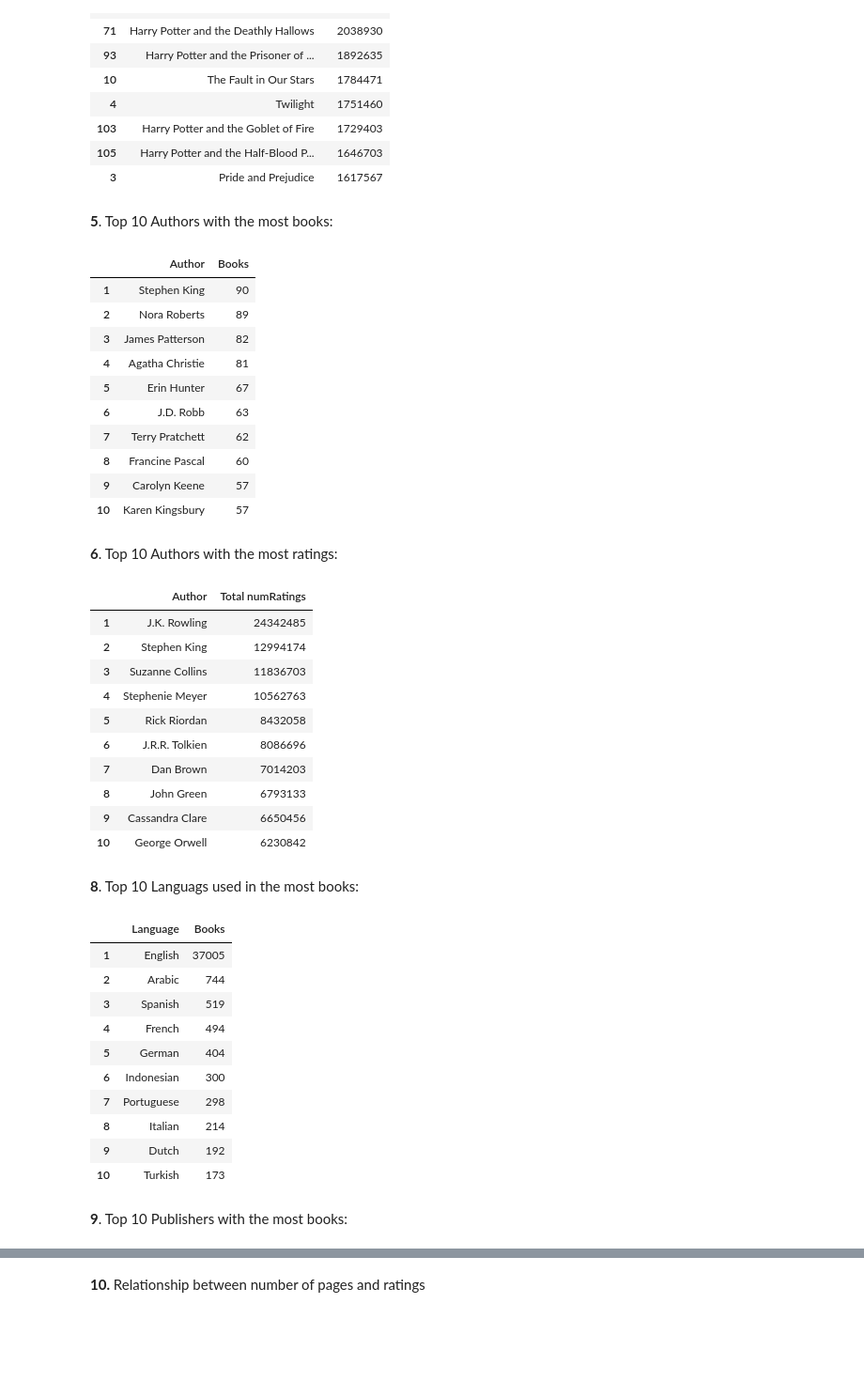
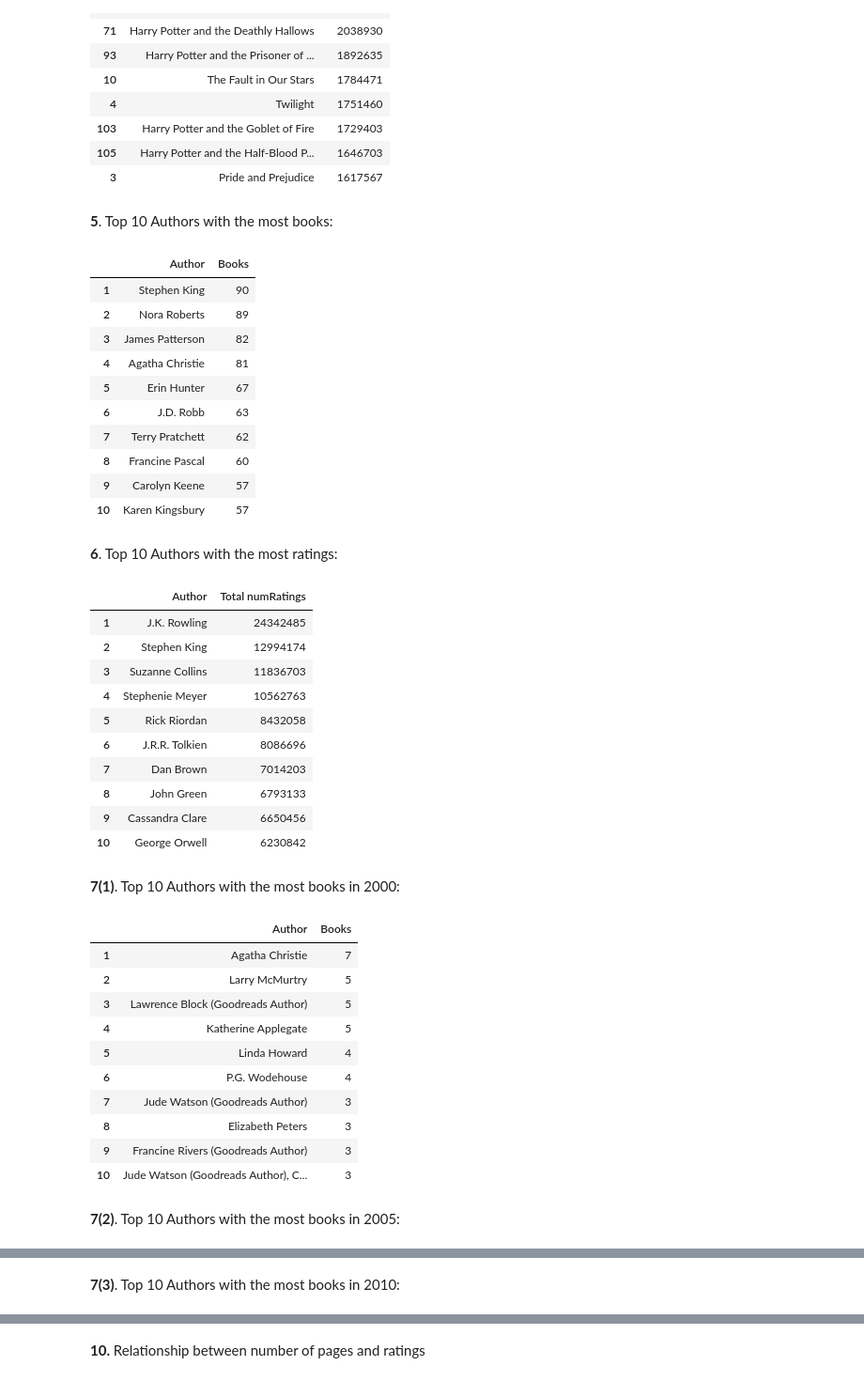
Before and after one commit to pspanoudakis/Data-Mining-Techniques-Projects, a Jupyter notebook: project2/GoodreadsBooks.ipynb, the cells around one changed output, grey strips where cells are left out. Shown at 94% size. Drawn from its saved outputs; the diff is of its cells as text; code cells hidden in the pictures; blank space fills up the shorter version.

Commit message:
Generator bug fixes

```diff
--- a/project2/GoodreadsBooks.ipynb
+++ b/project2/GoodreadsBooks.ipynb
@@ -366,7 +369,8 @@ class AnswerGenerator(ABC, Generic[QT]):
         """
 
         for q in self.questions:
-            answer = self.createDataFrameAnswer(q, df)
+            filteredDf = q['dataFilter'](df) if q['dataFilter'] else df
+            answer = self.createDataFrameAnswer(q, filteredDf)
             limit = q['limit'] if q['limit'] else answer.shape[0]
 
             printMd(f'**{q["qnum"]}**. {q["qtitle"]}:')
@@ -521,7 +522,7 @@ questions: List[TopColumnValuesQuestion] = [
         'col': DataColumn.AUTHOR,
         'countCol': TopColumnValuesAnswerGenerator.NO_COUNT_COLUMN,
         'limit': 10,
-        'dataFilter': lambda df: df[df[DataColumn.RATINGSTAR5] > 10000],
+        'dataFilter': None,
         'extractor': lambda s: re.split(r'[,(]', s, maxsplit=1)[0].strip(),
         'counter' : None,
         'useExtracted': False
@@ -539,7 +540,7 @@ questions: List[TopColumnValuesQuestion] = [
     },
     {
         'qnum': '8',
-        'qtitle': 'Top 10 Languags used in the most books',
+        'qtitle': 'Top 10 Languages used in the most books',
         'col': DataColumn.LANGUAGE,
         'countCol': TopColumnValuesAnswerGenerator.NO_COUNT_COLUMN,
         'limit': 10,
@@ -560,54 +561,59 @@ questions: List[TopColumnValuesQuestion] = [
         'useExtracted': False
     }
 ]
-# for i, y in enumerate(range(2005, 2016, 5)):
-#     questions.append({
-#         'qnum': f'7({i + 1})',
-#         'qtitle': 'Top 10 Authors with the most books per year',
-#         'col': DataColumn.AUTHOR,
-#         'countCol': DataColumn.TITLE,
-#         'limit': 10,
-#         'dataFilter': lambda df: df[df[DataColumn.PUBLISHYEAR] == y],
-#         'extractor': None,
-#         'useExtracted': True
-#     })
+
+def buildYearFilter(y: int) -> Callable[[pd.DataFrame], pd.DataFrame]:
+    return lambda df: df[df[DataColumn.PUBLISHYEAR] == y]
+
+for i, y in enumerate(range(2000, 2016, 5)):
+    questions.append({
+        'qnum': f'7({i + 1})',
+        'qtitle': f'Top 10 Authors with the most books in {y}',
+        'col': DataColumn.AUTHOR,
+        'countCol': TopColumnValuesAnswerGenerator.NO_COUNT_COLUMN,
+        'limit': 10,
+        'dataFilter': buildYearFilter(y),
+        'extractor': None,
+        'counter' : None,
+        'useExtracted': False
+    })
 questions = sorted(questions, key=lambda q: q['qnum'])
 TopColumnValuesAnswerGenerator().registerQuestions(questions).generateAnswers(dataDf)
 # %% [output]
 **5**. Top 10 Authors with the most books:
 |  | Author | Books |
 | 1 | Stephen King | 90 |
 | 2 | Nora Roberts | 89 |
 | 3 | James Patterson | 82 |
 | 4 | Agatha Christie | 81 |
 | 5 | Erin Hunter | 67 |
 | 6 | J.D. Robb | 63 |
 | 7 | Terry Pratchett | 62 |
 | 8 | Francine Pascal | 60 |
 | 9 | Carolyn Keene | 57 |
 | 10 | Karen Kingsbury | 57 |
 **6**. Top 10 Authors with the most ratings:
 |  | Author | Total numRatings |
 | 1 | J.K. Rowling | 24342485 |
 | 2 | Stephen King | 12994174 |
 | 3 | Suzanne Collins | 11836703 |
 | 4 | Stephenie Meyer | 10562763 |
 | 5 | Rick Riordan | 8432058 |
 | 6 | J.R.R. Tolkien | 8086696 |
 | 7 | Dan Brown | 7014203 |
 | 8 | John Green | 6793133 |
 | 9 | Cassandra Clare | 6650456 |
 | 10 | George Orwell | 6230842 |
-**8**. Top 10 Languags used in the most books:
+**7(1)**. Top 10 Authors with the most books in 2000:
-|  | Language | Books |
-| 1 | English | 37005 |
-| 2 | Arabic | 744 |
-| 3 | Spanish | 519 |
-| 4 | French | 494 |
-| 5 | German | 404 |
-| 6 | Indonesian | 300 |
-| 7 | Portuguese | 298 |
-| 8 | Italian | 214 |
-| 9 | Dutch | 192 |
-| 10 | Turkish | 173 |
+|  | Author | Books |
+| 1 | Agatha Christie | 7 |
+| 2 | Larry McMurtry | 5 |
+| 3 | Lawrence Block (Goodreads Author) | 5 |
+| 4 | Katherine Applegate | 5 |
+| 5 | Linda Howard | 4 |
+| 6 | P.G. Wodehouse | 4 |
+| 7 | Jude Watson (Goodreads Author) | 3 |
+| 8 | Elizabeth Peters | 3 |
+| 9 | Francine Rivers (Goodreads Author) | 3 |
+| 10 | Jude Watson (Goodreads Author), C... | 3 |
-**9**. Top 10 Publishers with the most books:
+**7(2)**. Top 10 Authors with the most books in 2005:
@@ -624,0 +631 @@ TopColumnValuesAnswerGenerator().registerQuestions(questions).generateAnswers(da
+**7(3)**. Top 10 Authors with the most books in 2010:
```
Also changed, not shown: parts of 4 cells of this notebook, 1 other file.
